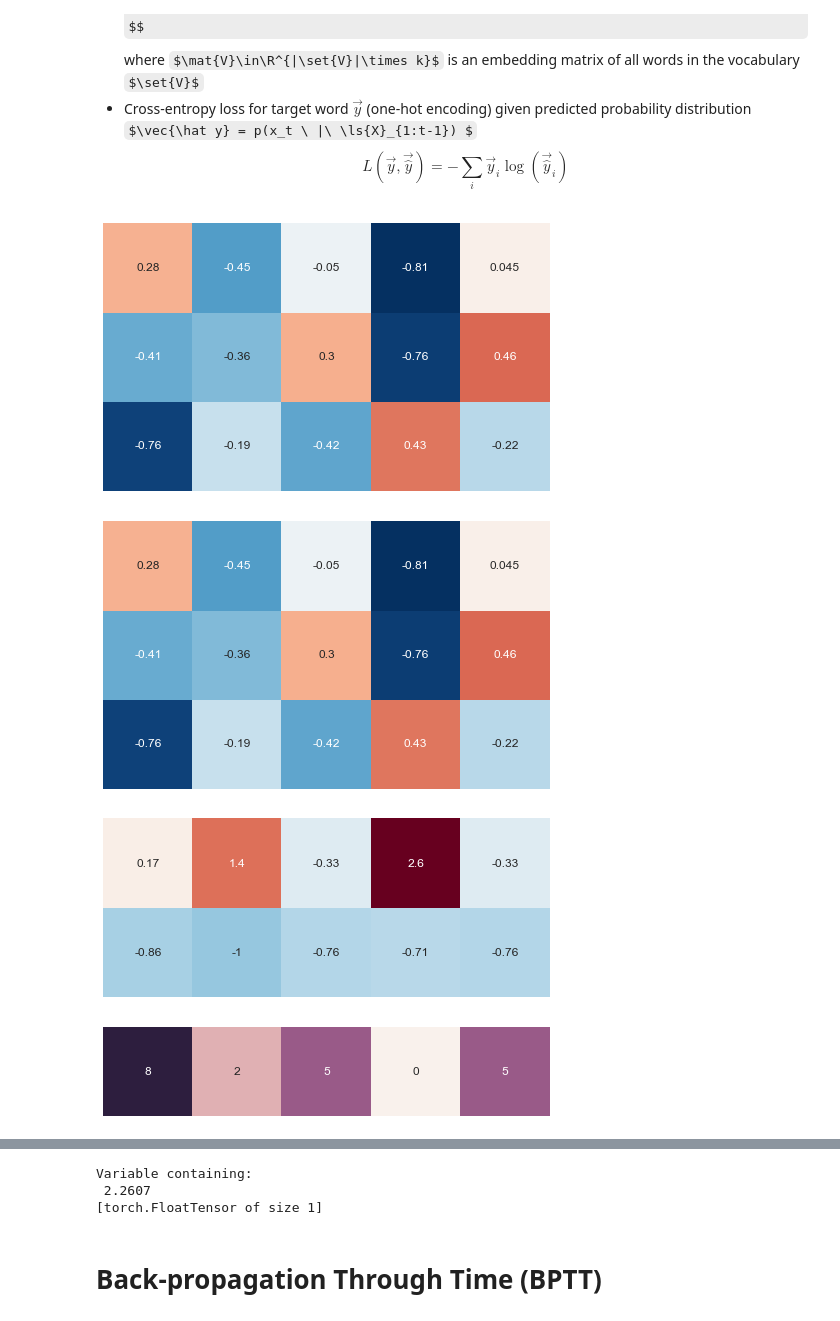
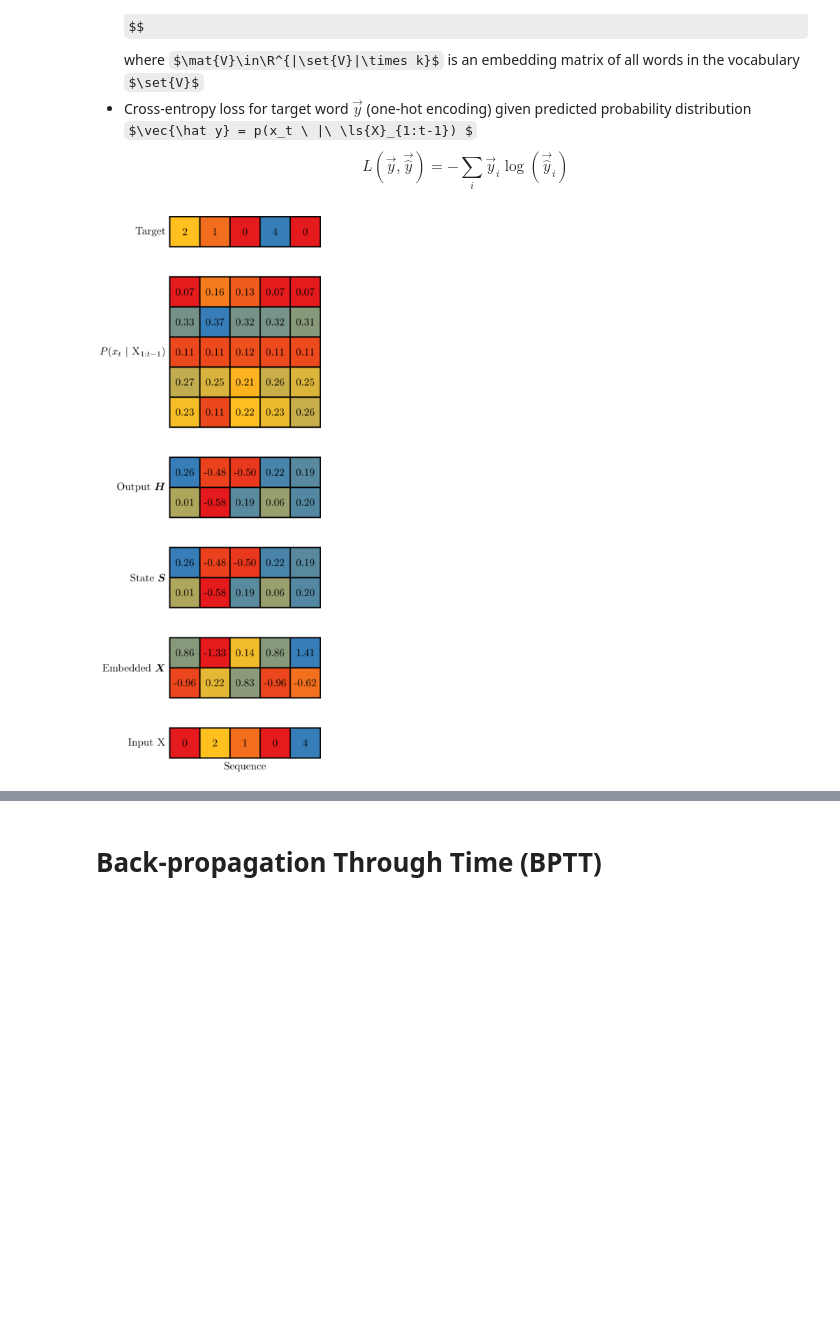
Before and after one commit to rockt/dl4nlp, a Jupyter notebook: sequences.ipynb, the cells around one changed output, grey strips where cells are left out. Cells and saved outputs as stored; diff of their text form; code cells hidden in the pictures; some formulas as TeX source; blank space fills up the shorter version.

```diff
--- a/sequences.ipynb
+++ b/sequences.ipynb
@@ -169,7 +169,7 @@ tikz(r"""
 # %% [output]
 [figure]
 # %%
-batch_size, seq_length, k_in, k_out, vocab_size = (3, 5, 2, 3, 9)
+batch_size, seq_length, k_in, k_out, vocab_size = (3, 5, 2, 2, 5)
 emb = nn.Embedding(vocab_size, k_in)
 I = Variable(torch.from_numpy(np.random.randint(0, vocab_size, [batch_size, seq_length])))
 X = emb(I)
@@ -260,25 +265,34 @@ $$
 # %%
 s0 = nn.init.normal(Parameter(torch.randn(batch_size, k_out)))
 H, S = rnn(rnn_cell, X, s0)
 H = torch.stack(H, dim=1)
 S = torch.stack(S, dim=1)
-plot_matrix(to_numpy(H[0]))
-plot_matrix(to_numpy(S[0]))
-plot_matrix(to_numpy(X[0]))
-plot_matrix(to_numpy(I[0]))
+fig = plot_matrix(I[0].unsqueeze(0)) + \
+  labels(I[0].unsqueeze(0), r"Sequence", "Input $\ls{X}$")
+fig += shift(plot_matrix(X[0].transpose(1, 0)) +
+             labels(X[0].transpose(1, 0),
+                    ylabel=r"Embedded $\vec{X}$"), y=2)
+fig += shift(plot_matrix(S[0].transpose(1, 0)) +
+             labels(S[0].transpose(1, 0),
+                    ylabel=r"State $\mat{S}$"), y=3+k_in)
+fig += shift(plot_matrix(H[0].transpose(1, 0)) +
+             labels(H[0].transpose(1, 0),
+                    ylabel=r"Output $\mat{H}$"), y=4+k_in+k_out)
 
 project = nn.Linear(k_out, vocab_size)
 
 log_scores = project(H).view(-1, vocab_size)
 p = nn.Softmax()(log_scores).view(batch_size, -1, vocab_size)
-plot_matrix(to_numpy(p[0]))
+fig += shift(plot_matrix(p[0].transpose(1, 0)) + \
+             labels(p[0].transpose(1, 0), ylabel=r"$P(x_t \ |\ \ls{X}_{1:t-1})$"), y=5+k_in+2*k_out)
 
-target = Variable(torch.LongTensor(batch_size * seq_length).random_(vocab_size))
+target = torch.cat([I[:,1:], torch.LongTensor(batch_size, 1).random_(vocab_size)], dim=1).view(-1)
+fig += shift(plot_matrix(target.view(batch_size, seq_length)[0].unsqueeze(0)) + \
+             labels(target.view(batch_size, seq_length)[0].unsqueeze(0), ylabel=r"Target"), y=6+k_in+2*k_out+vocab_size)
 
 loss = nn.CrossEntropyLoss()(log_scores, target)
 loss
+
+tikz(fig, height=800)
 # %% [output]
-[figure, old version]
+[figure, new version]
-[figure, removed]
-[figure, removed]
-[figure, removed]
@@ -286,6 +299,3 @@ loss
-Variable containing:
- 2.2607
-[torch.FloatTensor of size 1]
 # %% [markdown]
 # Back-propagation Through Time (BPTT)
 # %%
```
Also changed, not shown: parts of 15 cells of this notebook, 29 other files.
